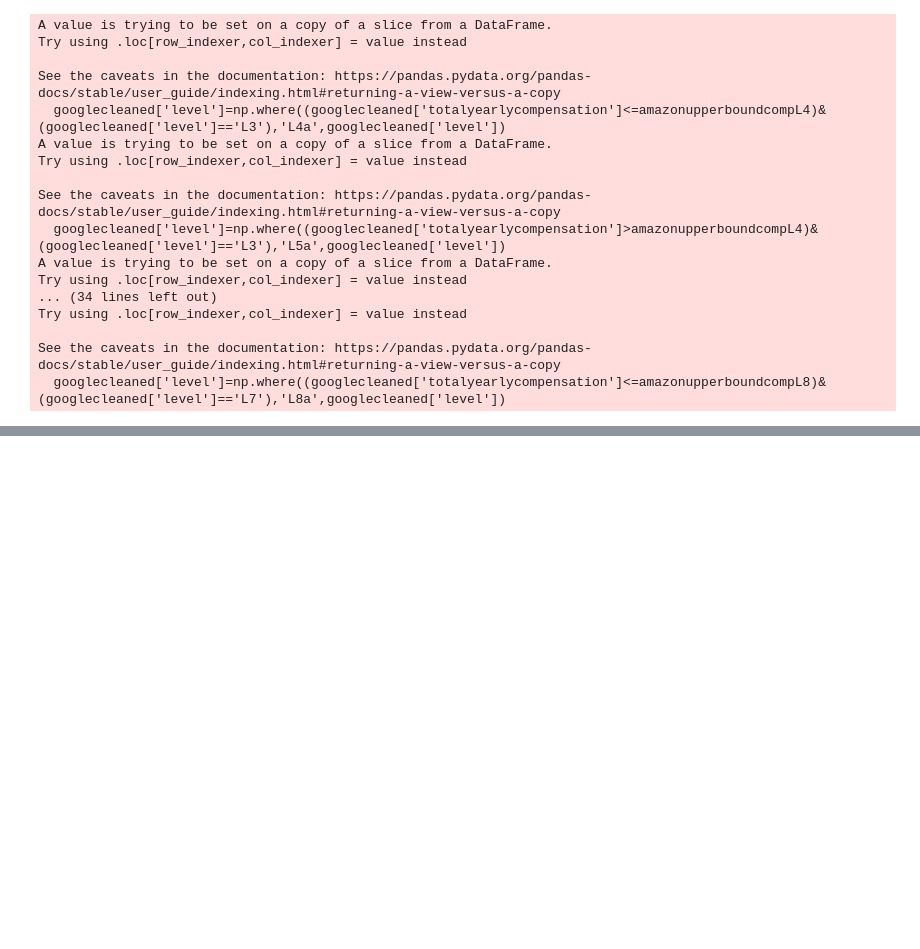
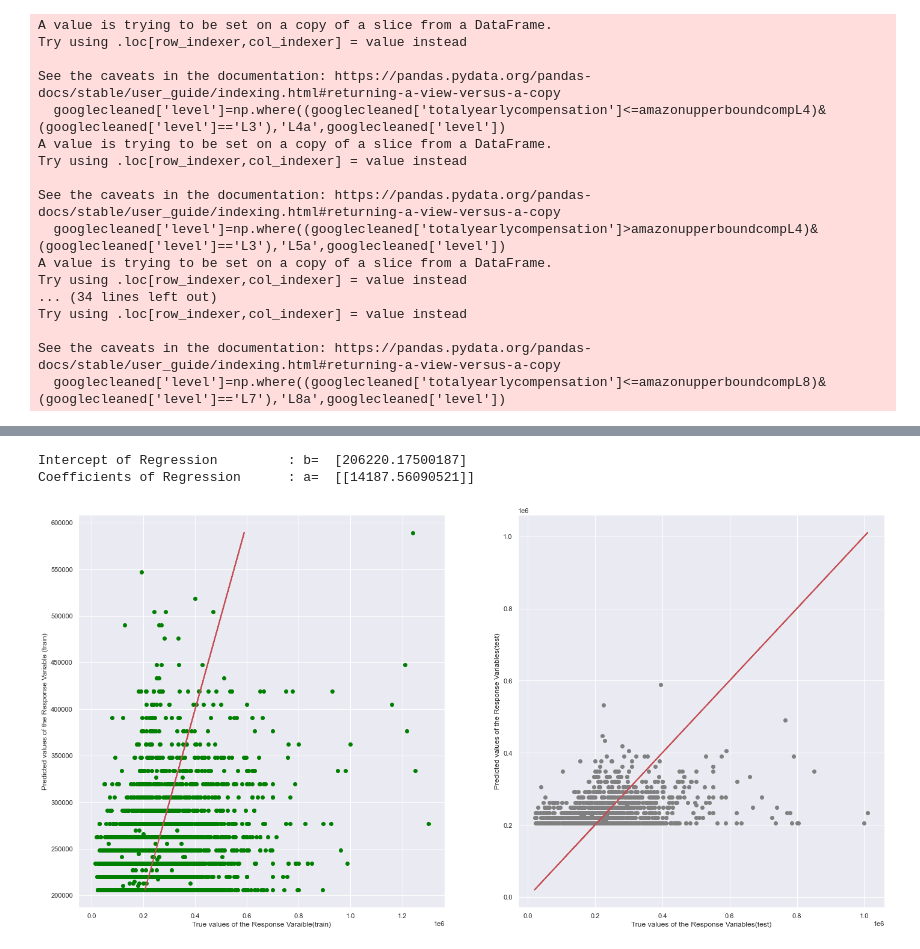
Before and after one commit to CarrotHands/miniprog, a Jupyter notebook: Jingwen.ipynb, the cells around one changed output, grey strips where cells are left out. Saved outputs shown, nothing was run; the diff lists cells and outputs as text; code cells hidden in the pictures; blank space fills up the shorter version.

```diff
--- a/Jingwen.ipynb
+++ b/Jingwen.ipynb
@@ -174,3 +174,15 @@ Try using .loc[row_indexer,col_indexer] = value instead
 
 See the caveats in the documentation: https://pandas.pydata.org/pandas-docs/stable/user_guide/indexing.html#returning-a-view-versus-a-copy
   googlecleaned['level']=np.where((googlecleaned['totalyearlycompensation']<=amazonupperboundcompL8)&(googlecleaned['level']=='L7'),'L8a',googlecleaned['level'])
+# %%
+cleanedL4IQRcomp = cleaned[cleaned['level']=='L4'].totalyearlycompensation.quantile(0.75) - cleaned[cleaned['level']=='L4'].totalyearlycompensation.quantile(0.25)
+cleanedL5IQRcomp = cleaned[cleaned['level']=='L5'].totalyearlycompensation.quantile(0.75) - cleaned[cleaned['level']=='L5'].totalyearlycompensation.quantile(0.25)
+cleanedL6IQRcomp = cleaned[cleaned['level']=='L6'].totalyearlycompensation.quantile(0.75) - cleaned[cleaned['level']=='L6'].totalyearlycompensation.quantile(0.25)
+cleanedL7IQRcomp = cleaned[cleaned['level']=='L7'].totalyearlycompensation.quantile(0.75) - cleaned[cleaned['level']=='L7'].totalyearlycompensation.quantile(0.25)
+cleanedL8IQRcomp = cleaned[cleaned['level']=='L8'].totalyearlycompensation.quantile(0.75) - cleaned[cleaned['level']=='L8'].totalyearlycompensation.quantile(0.25)
+
+cleanedL4upperboundcomp = cleaned[cleaned['level']=='L4'].totalyearlycompensation.quantile(0.75) + (1.5*cleanedL4IQRcomp)
+cleanedL5upperboundcomp = cleaned[cleaned['level']=='L5'].totalyearlycompensation.quantile(0.75) + (1.5*cleanedL5IQRcomp)
+cleanedL6upperboundcomp = cleaned[cleaned['level']=='L6'].totalyearlycompensation.quantile(0.75) + (1.5*cleanedL6IQRcomp)
+cleanedL7upperboundcomp = cleaned[cleaned['level']=='L7'].totalyearlycompensation.quantile(0.75) + (1.5*cleanedL7IQRcomp)
+cleanedL8upperboundcomp = cleaned[cleaned['level']=='L8'].totalyearlycompensation.quantile(0.75) + (1.5*cleanedL8IQRcomp)
@@ -176,0 +353,46 @@ See the caveats in the documentation: https://pandas.pydata.org/pandas-docs/stab
+# %%
+#split the train and test randomly
+# Import essential models and functions from sklearn
+from sklearn.linear_model import LinearRegression
+from sklearn.model_selection import train_test_split
+from sklearn.metrics import mean_squared_error
+import matplotlib.pyplot as plt
+
+
+YearsInCompany= pd.DataFrame(faamgeduonly['yearsatcompany'])
+YearlyComp= pd.DataFrame(faamgeduonly['totalyearlycompensation'])
+#Split the Dataset into Train:80% and Test:20%
+YearsInComp_train, YearsInComp_test, YearlyComp_train, YearlyComp_test = train_test_split(YearsInCompany, YearlyComp, test_size=0.2)
+
+#Perform linear regression using the train data
+lineareg = LinearRegression() #create linear regression obj
+lineareg.fit(YearsInComp_train, YearlyComp_train)  #train the linear reg model
+
+#coefficients of the linear regression line
+print('Intercept of Regression \t: b= ', lineareg.intercept_)
+print('Coefficients of Regression \t: a= ', lineareg.coef_)
+print()
+
+#predict saleprice values corresponding to the grlivarea
+yearlyTrain_pre= lineareg.predict(YearsInComp_train)
+yearlyTest_pre= lineareg.predict(YearsInComp_test)
+
+#plot the regression line
+#Predictions vs the True values
+#training set
+f, axes =plt.subplots(1, 2, figsize=(24,12))
+axes[0].scatter(YearlyComp_train,yearlyTrain_pre, color= "green")
+axes[0].plot(yearlyTrain_pre, yearlyTrain_pre, 'r-', linewidth =2)
+axes[0].set_xlabel("True values of the Response Varaible(train)")
+axes[0].set_ylabel("Predicted values of the Response Variable (train)")
+
+#test set
+axes[1].scatter(YearlyComp_test, yearlyTest_pre, color="grey")
+axes[1].plot(YearlyComp_test, YearlyComp_test, 'r-', linewidth= 2)
+axes[1].set_xlabel("True values of the Response Variables(test)")
+axes[1].set_ylabel("Predicted values of the Response Variables(test)")
+plt.show()
+# %% [output]
+Intercept of Regression         : b=  [206220.17500187]
+Coefficients of Regression      : a=  [[14187.56090521]]
+[figure, added]
```
Also changed, not shown: parts of 7 cells of this notebook.
